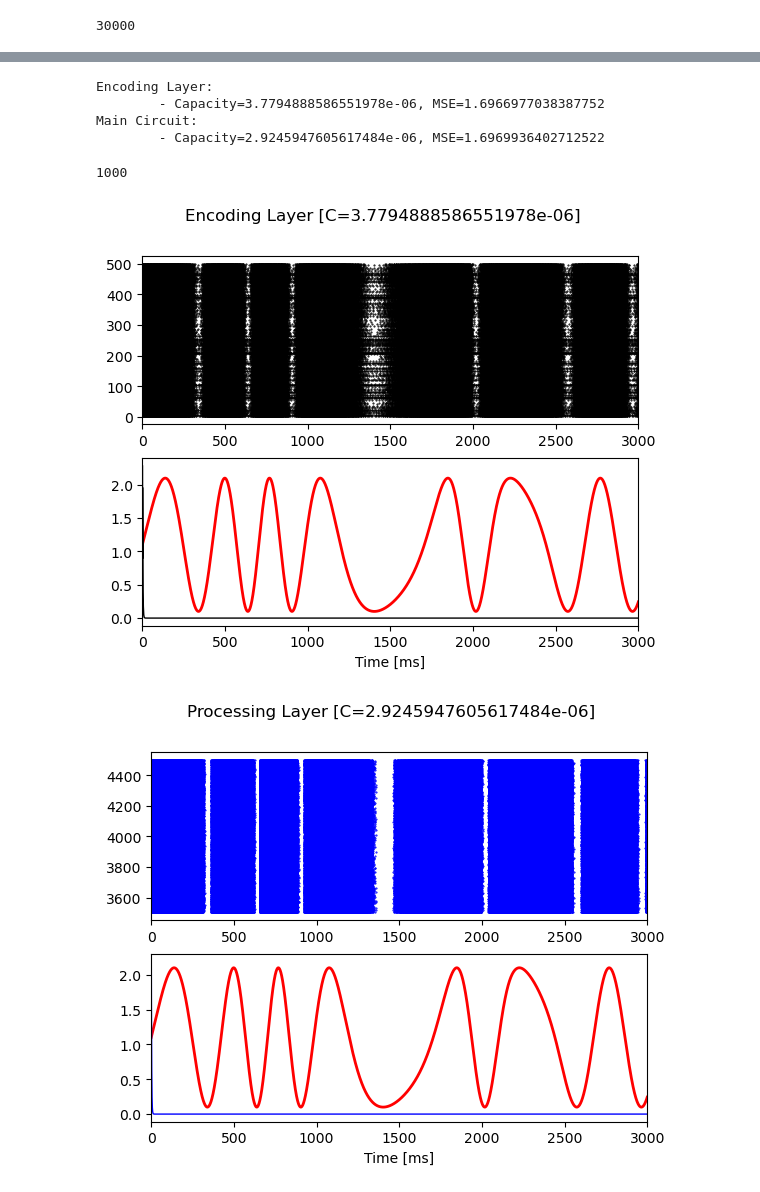
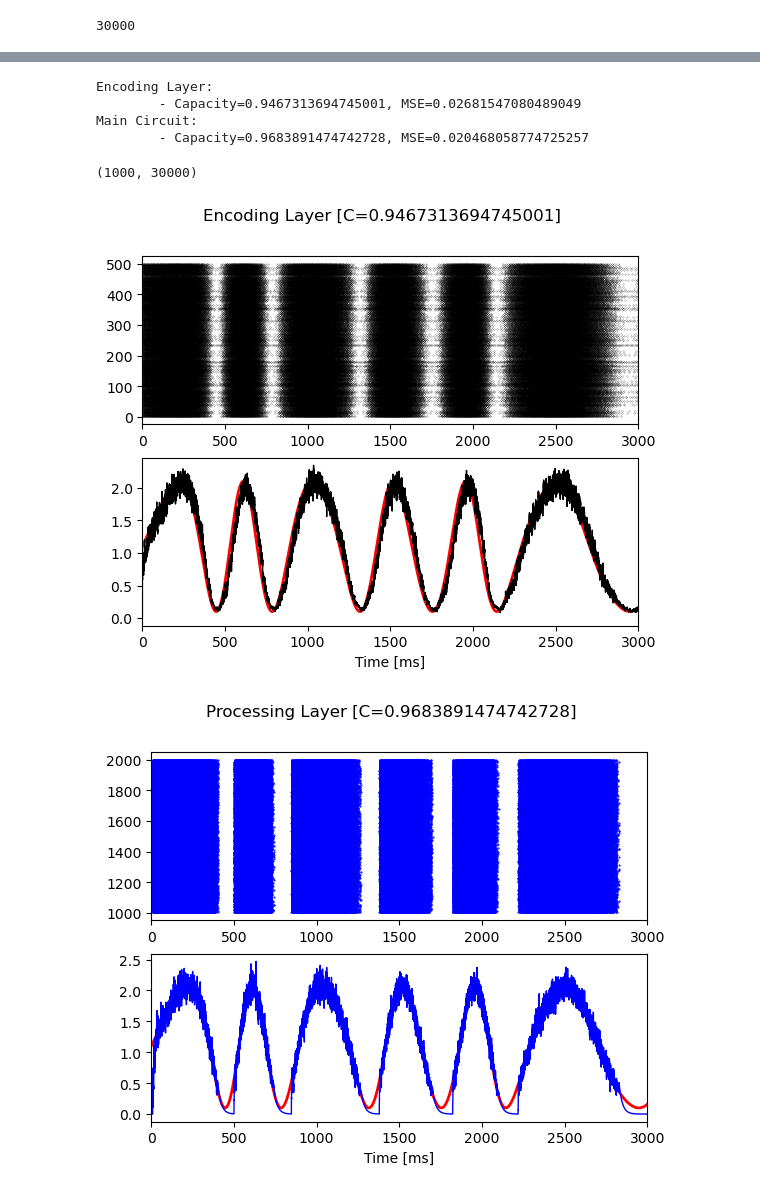
Before and after one commit to JanevaD/EITN-2024, a Jupyter notebook: cool.ipynb, the cells around one changed output, grey strips where cells are left out. Drawn from its saved outputs; the diff is of its cells as text; code cells hidden in the pictures.

```diff
--- a/cool.ipynb
+++ b/cool.ipynb
@@ -9,6 +24,7 @@ from utils.extractors import filter_spikes_parallel
 # %%
 nest.ResetKernel()
 dt = .1
+duration = 3000 #ms
 #nest.resolution = 1.0
 # Parameters
 nEnc = 500  # number of neurons in the encoding layer
@@ -16,13 +32,13 @@ J_bias = 200. # [pA]
 tuning = 250. * np.random.randn(nEnc) + 1000.
 # %%
 t_samples = np.arange(-100, 3500, 300)
-freq_samples = (np.random.random(t_samples.shape) * 2.5 + 0.5)/100
+freq_samples = (np.random.random(t_samples.shape) * 1.5 + 0.5)/100
 
-t = np.arange(0, 3000, dt)+dt
+t = np.arange(0, duration, dt)+dt
 
 dx = np.full_like(t, dt)       # Change in x
 
-interpolation = interp1d(x_samples, freq_samples, kind='quadratic')
+interpolation = scipy.interpolate.interp1d(t_samples, freq_samples, kind='quadratic')
 freq = interpolation(t)
 
 x = (freq * dx ).cumsum()    # Cumsum freq * change in x
@@ -137,8 +153,10 @@ Oct 19 10:26:58 SimulationManager::run [Info]:
     Simulation finished.
 # %%
+#this filters the spikes from the encoding layer
 filter_tau = 20. # [ms]
 num_threads = 8
-t_stop = len(t)
+t_stop = len(t)/10
+
 enc_activity = enc_spks.events
 enc_states = filter_spikes_parallel(enc_activity['times'], enc_activity['senders'], nEnc, t_start=0.,
                                     t_stop=t_stop, dt=dt, tau=filter_tau, n_processes=num_threads)
@@ -186,26 +204,26 @@ print("Encoding Layer: \n\t- Capacity={0}, MSE={1}".format(str(enc_capacity), st
 print("Main Circuit: \n\t- Capacity={0}, MSE={1}".format(str(circ_capacity), str(circ_error)))
 # %% [output]
 Encoding Layer:
-        - Capacity=3.7794888586551978e-06, MSE=1.6966977038387752
+        - Capacity=0.9467313694745001, MSE=0.02681547080489049
 Main Circuit:
-        - Capacity=2.9245947605617484e-06, MSE=1.6969936402712522
+        - Capacity=0.9683891474742728, MSE=0.020468058774725257
 # %%
-len(e_states)
+e_states.shape
 # %% [output]
-1000
+(1000, 30000)
 # %%
 fig = pl.figure()
 fig.suptitle('Encoding Layer [C={0}]'.format(str(enc_capacity)))
 ax11 = fig.add_subplot(211)
 ax12 = fig.add_subplot(212, sharex=ax11)
-ax11.plot(enc_activity['times'], enc_activity['senders'], '.k', markersize=1)
+ax11.plot(enc_activity['times'], enc_activity['senders'], '.k', markersize=0.3)
 ax11.set_xlim([0., len(t)/10])
 ax12.plot(t, signal, 'r', linewidth=2)
 ax12.plot(t, enc_estimate, 'k', linewidth=1)
 ax12.set_xlabel(r'Time [ms]')
 pl.show()
 # %% [output]
-[figure, old version]
+[figure, new version]
 # %%
 fig = pl.figure()
 fig.suptitle('Processing Layer [C={0}]'.format(str(circ_capacity)))
@@ -218,7 +236,7 @@ ax12.plot(t, circ_estimate, 'b', linewidth=1)
 ax12.set_xlabel(r'Time [ms]')
 pl.show()
 # %% [output]
-[figure, old version]
+[figure, new version]
 # %%
 fig = pl.figure()
 ax1 = fig.add_subplot(221)
```
Also changed, not shown: parts of 6 cells of this notebook.
